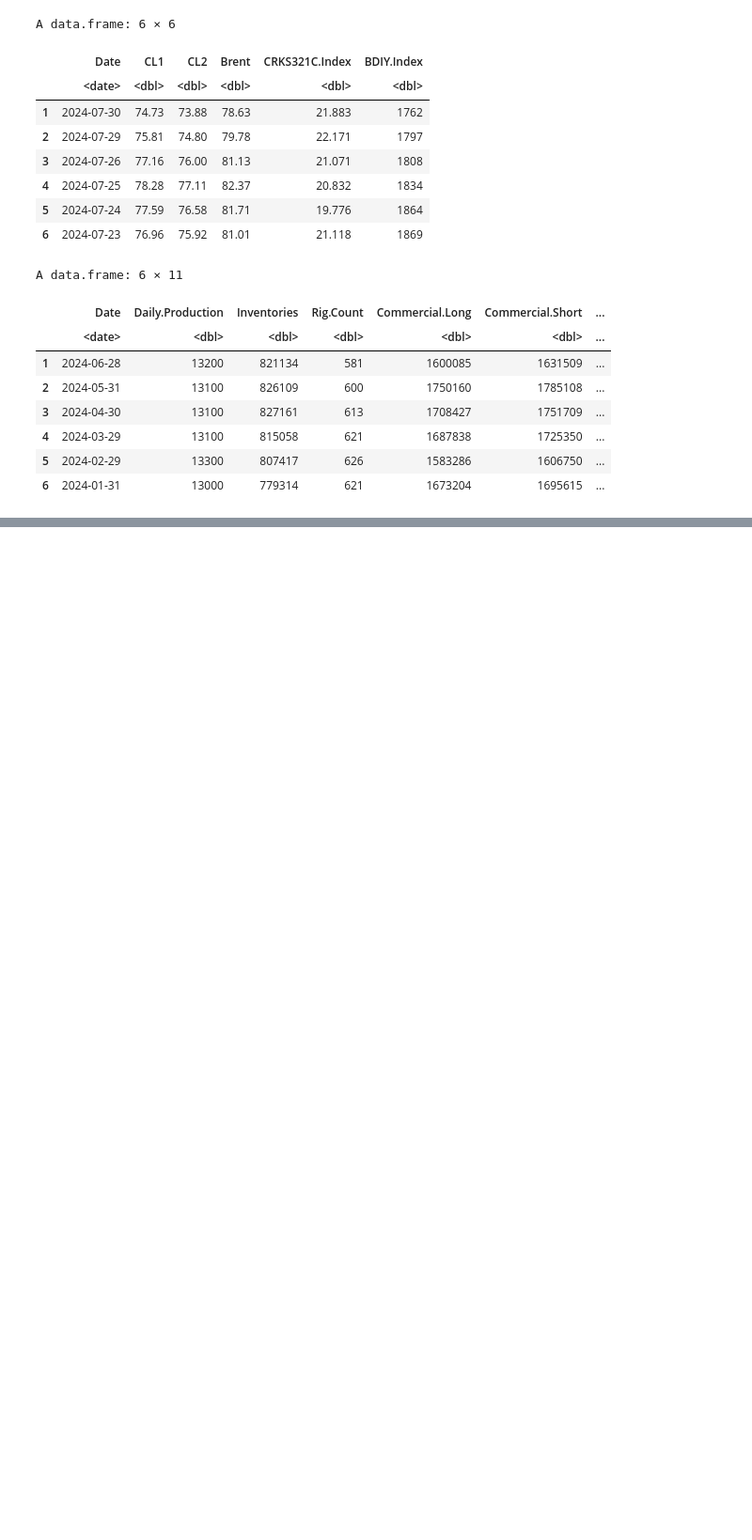
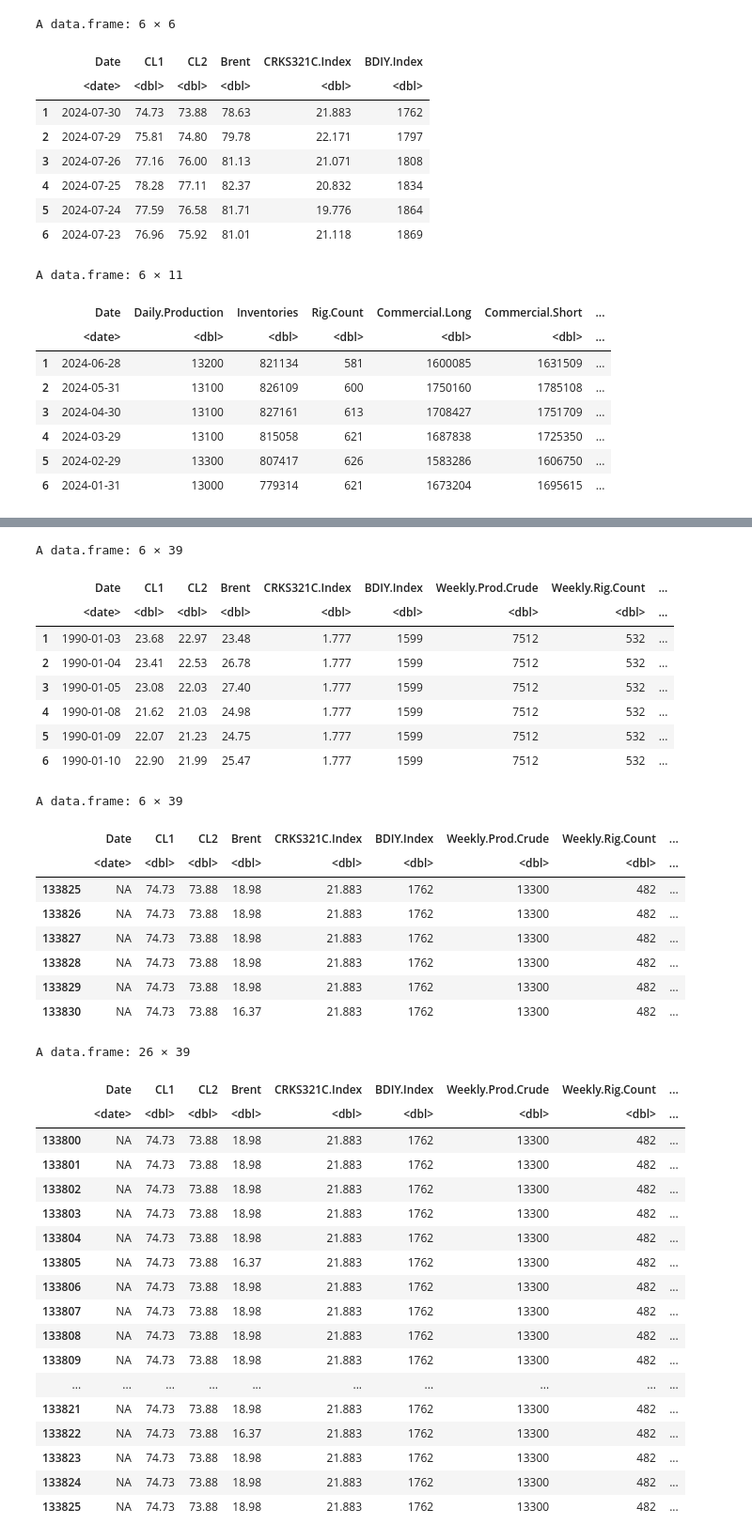
Before and after one commit to mg825/R_Assignment_1, a Jupyter notebook: Oil_Coursework/code.ipynb, the cells around one changed output, grey strips where cells are left out. Shown at 94% size. Saved outputs shown, nothing was run; the diff lists cells and outputs as text; code cells hidden in the pictures; blank space fills up the shorter version.

```diff
--- a/Oil_Coursework/code.ipynb
+++ b/Oil_Coursework/code.ipynb
@@ -95,0 +158,13 @@ A data.frame: 6 × 37
+# %%
+data_compile_final <- data_compile_filled %>%
+    mutate(
+        CL1_log_ret = log(CL1) - log(lag(CL1)),
+        CL2_log_ret = log(CL2) - log(lag(CL2))
+    ) %>%
+    filter(!is.na(CL1_log_ret))
+
+head(data_compile_final)
+tail(data_compile_final)
+
+data_compile_final[133800:133825,]
+# %% [output]
@@ -95,0 +178,37 @@ A data.frame: 6 × 37
+A data.frame: 6 × 39
+|  | Date | CL1 | CL2 | Brent | CRKS321C.Index | BDIY.Index | Weekly.Prod.Crude | Weekly.Rig.Count | ... |
+|  | <date> | <dbl> | <dbl> | <dbl> | <dbl> | <dbl> | <dbl> | <dbl> | ... |
+| 1 | 1990-01-03 | 23.68 | 22.97 | 23.48 | 1.777 | 1599 | 7512 | 532 | ... |
+| 2 | 1990-01-04 | 23.41 | 22.53 | 26.78 | 1.777 | 1599 | 7512 | 532 | ... |
+| 3 | 1990-01-05 | 23.08 | 22.03 | 27.40 | 1.777 | 1599 | 7512 | 532 | ... |
+| 4 | 1990-01-08 | 21.62 | 21.03 | 24.98 | 1.777 | 1599 | 7512 | 532 | ... |
+| 5 | 1990-01-09 | 22.07 | 21.23 | 24.75 | 1.777 | 1599 | 7512 | 532 | ... |
+| 6 | 1990-01-10 | 22.90 | 21.99 | 25.47 | 1.777 | 1599 | 7512 | 532 | ... |
+A data.frame: 6 × 39
+|  | Date | CL1 | CL2 | Brent | CRKS321C.Index | BDIY.Index | Weekly.Prod.Crude | Weekly.Rig.Count | ... |
+|  | <date> | <dbl> | <dbl> | <dbl> | <dbl> | <dbl> | <dbl> | <dbl> | ... |
+| 133825 | NA | 74.73 | 73.88 | 18.98 | 21.883 | 1762 | 13300 | 482 | ... |
+| 133826 | NA | 74.73 | 73.88 | 18.98 | 21.883 | 1762 | 13300 | 482 | ... |
+| 133827 | NA | 74.73 | 73.88 | 18.98 | 21.883 | 1762 | 13300 | 482 | ... |
+| 133828 | NA | 74.73 | 73.88 | 18.98 | 21.883 | 1762 | 13300 | 482 | ... |
+| 133829 | NA | 74.73 | 73.88 | 18.98 | 21.883 | 1762 | 13300 | 482 | ... |
+| 133830 | NA | 74.73 | 73.88 | 16.37 | 21.883 | 1762 | 13300 | 482 | ... |
+A data.frame: 26 × 39
+|  | Date | CL1 | CL2 | Brent | CRKS321C.Index | BDIY.Index | Weekly.Prod.Crude | Weekly.Rig.Count | ... |
+|  | <date> | <dbl> | <dbl> | <dbl> | <dbl> | <dbl> | <dbl> | <dbl> | ... |
+| 133800 | NA | 74.73 | 73.88 | 18.98 | 21.883 | 1762 | 13300 | 482 | ... |
+| 133801 | NA | 74.73 | 73.88 | 18.98 | 21.883 | 1762 | 13300 | 482 | ... |
+| 133802 | NA | 74.73 | 73.88 | 18.98 | 21.883 | 1762 | 13300 | 482 | ... |
+| 133803 | NA | 74.73 | 73.88 | 18.98 | 21.883 | 1762 | 13300 | 482 | ... |
+| 133804 | NA | 74.73 | 73.88 | 18.98 | 21.883 | 1762 | 13300 | 482 | ... |
+| 133805 | NA | 74.73 | 73.88 | 16.37 | 21.883 | 1762 | 13300 | 482 | ... |
+| 133806 | NA | 74.73 | 73.88 | 18.98 | 21.883 | 1762 | 13300 | 482 | ... |
+| 133807 | NA | 74.73 | 73.88 | 18.98 | 21.883 | 1762 | 13300 | 482 | ... |
+| 133808 | NA | 74.73 | 73.88 | 18.98 | 21.883 | 1762 | 13300 | 482 | ... |
+| 133809 | NA | 74.73 | 73.88 | 18.98 | 21.883 | 1762 | 13300 | 482 | ... |
+| ... | ... | ... | ... | ... | ... | ... | ... | ... | ... |
+| 133821 | NA | 74.73 | 73.88 | 18.98 | 21.883 | 1762 | 13300 | 482 | ... |
+| 133822 | NA | 74.73 | 73.88 | 16.37 | 21.883 | 1762 | 13300 | 482 | ... |
+| 133823 | NA | 74.73 | 73.88 | 18.98 | 21.883 | 1762 | 13300 | 482 | ... |
+| 133824 | NA | 74.73 | 73.88 | 18.98 | 21.883 | 1762 | 13300 | 482 | ... |
+| 133825 | NA | 74.73 | 73.88 | 18.98 | 21.883 | 1762 | 13300 | 482 | ... |
```
Also changed, not shown: parts of 5 cells of this notebook.
